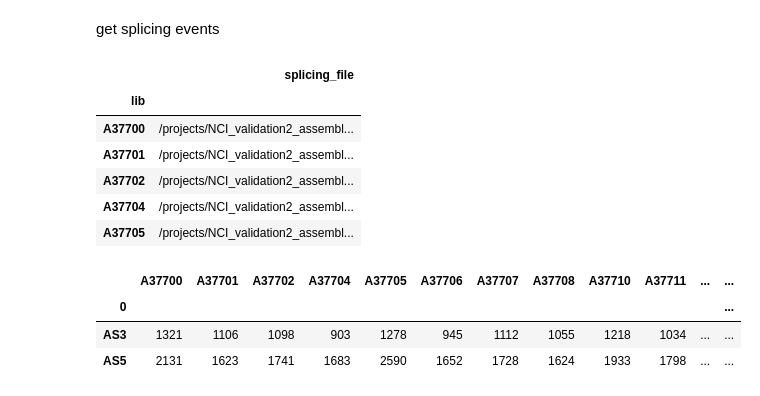
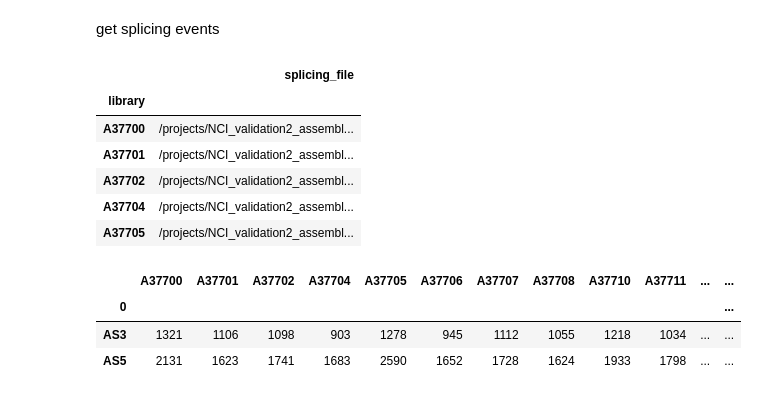
Before and after one commit to stuartzong/notebook, a Jupyter notebook: spliceosome.ipynb, the cells around one changed output. Cells and saved outputs as stored; diff of their text form; code cells hidden in the pictures.

```diff
--- a/spliceosome.ipynb
+++ b/spliceosome.ipynb
@@ -194,11 +194,11 @@ fusion_pats = df7[['fusion_partner']].dropna().index.get_level_values(0).drop_du
 get splicing events
 # %%
 f = '/projects/trans_scratch/validations/workspace/szong/Cervical/spliceosome/124_splicing_files.txt'
-df = pd.read_csv(f, index_col=0, names=(['lib', 'splicing_file']), sep='\t', header=None)
+df = pd.read_csv(f, index_col=0,  sep='\t')#, names=(['lib', 'splicing_file']),header=None)
 df.head()
 # %% [output]
 |  | splicing_file |
-| lib |  |
+| library |  |
 | A37700 | /projects/NCI_validation2_assembl... |
 | A37701 | /projects/NCI_validation2_assembl... |
 | A37702 | /projects/NCI_validation2_assembl... |
```
Also changed, not shown: parts of 15 cells of this notebook, 5 other files.
